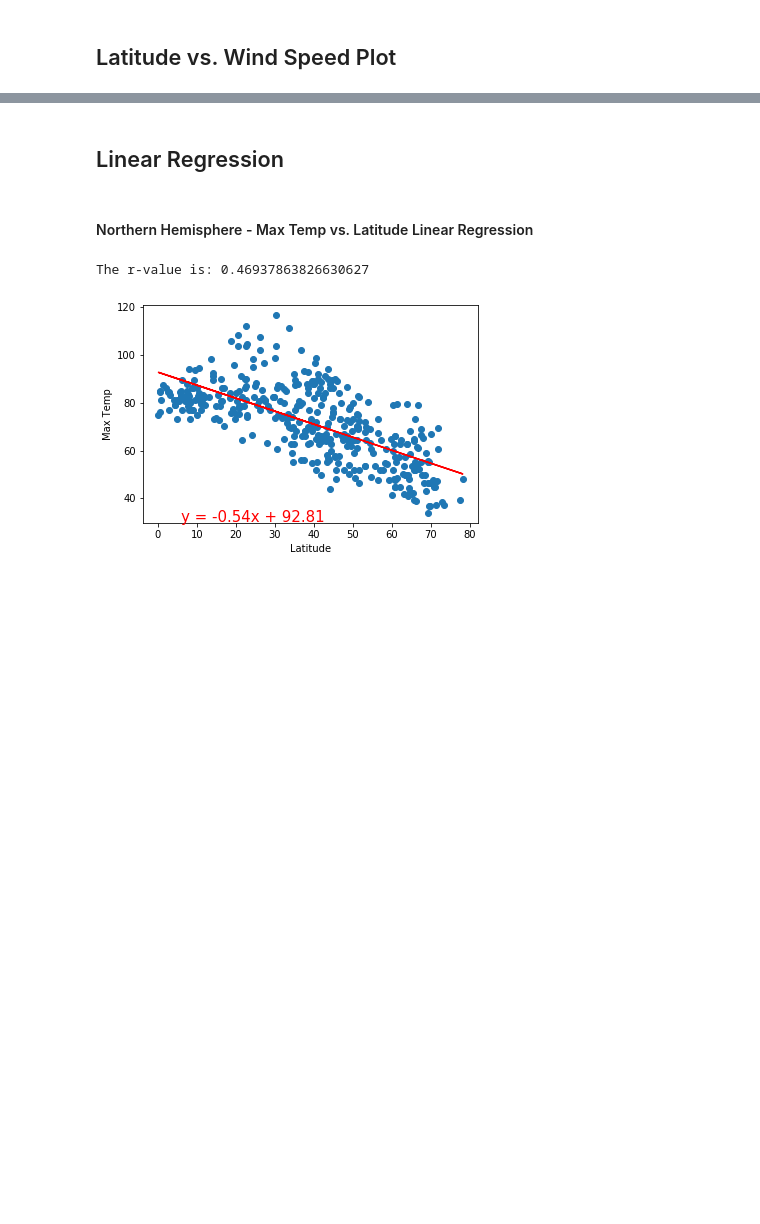
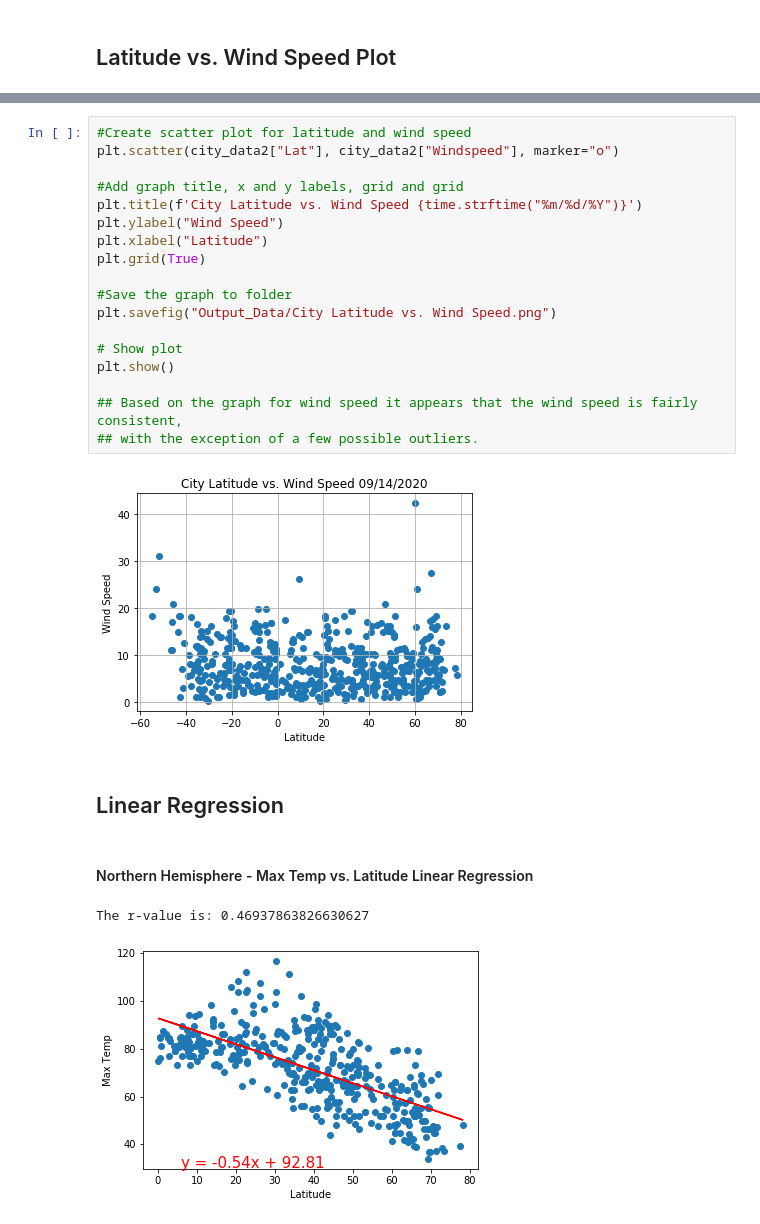
Before and after one commit to jely94/Python-API-Challenge, a Jupyter notebook: WeatherPy.ipynb, the cells around one changed output, grey strips where cells are left out. Saved outputs shown, nothing was run; the diff lists cells and outputs as text; blank space fills up the shorter version.

```diff
--- a/WeatherPy.ipynb
+++ b/WeatherPy.ipynb
@@ -258,3 +273,23 @@ plt.show()
+# %%
+#Create scatter plot for latitude and wind speed
+plt.scatter(city_data2["Lat"], city_data2["Windspeed"], marker="o")
+
+#Add graph title, x and y labels, grid and grid
+plt.title(f'City Latitude vs. Wind Speed {time.strftime("%m/%d/%Y")}')
+plt.ylabel("Wind Speed")
+plt.xlabel("Latitude")
+plt.grid(True)
+
+#Save the graph to folder
+plt.savefig("Output_Data/City Latitude vs. Wind Speed.png")
+
+# Show plot
+plt.show()
+
+## Based on the graph for wind speed it appears that the wind speed is fairly consistent,
+## with the exception of a few possible outliers.
+# %% [output]
+[figure, added]
 # %% [markdown]
 ## Linear Regression
 # %% [markdown]
```
Also changed, not shown: parts of 9 cells of this notebook, 2 other files.
